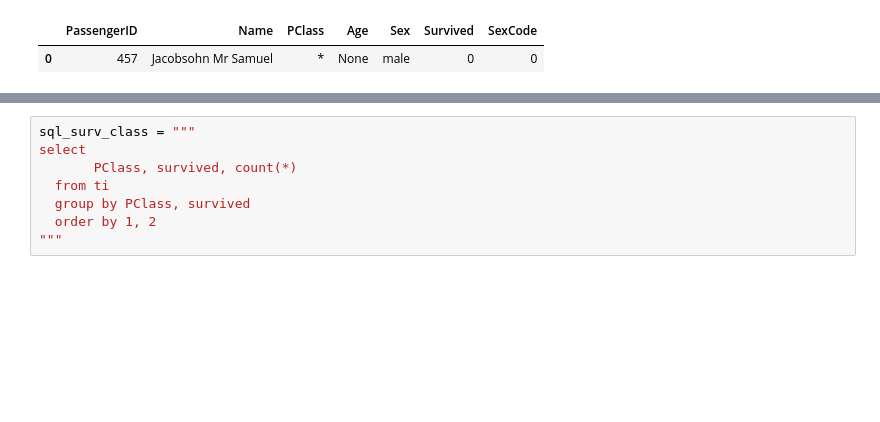
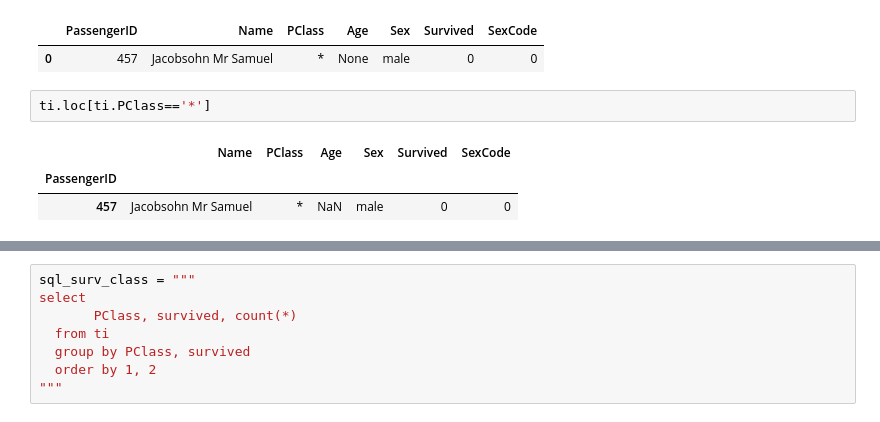
Before and after one commit to tol2000/python_learning, a Jupyter notebook: lesson.16/Untitled.ipynb, the cells around one changed output, grey strips where cells are left out. Saved outputs shown, nothing was run; the diff lists cells and outputs as text; blank space fills up the shorter version.

```diff
--- a/lesson.16/Untitled.ipynb
+++ b/lesson.16/Untitled.ipynb
@@ -116,3 +116,9 @@ ps.sqldf("select * from ti where PClass='*'")
 # %% [output]
 |  | PassengerID | Name | PClass | Age | Sex | Survived | SexCode |
 | 0 | 457 | Jacobsohn Mr Samuel | * | None | male | 0 | 0 |
+# %%
+ti.loc[ti.PClass=='*']
+# %% [output]
+|  | Name | PClass | Age | Sex | Survived | SexCode |
+| PassengerID |  |  |  |  |  |  |
+| 457 | Jacobsohn Mr Samuel | * | NaN | male | 0 | 0 |
```
Also changed, not shown: parts of 6 cells of this notebook, 2 other files.
